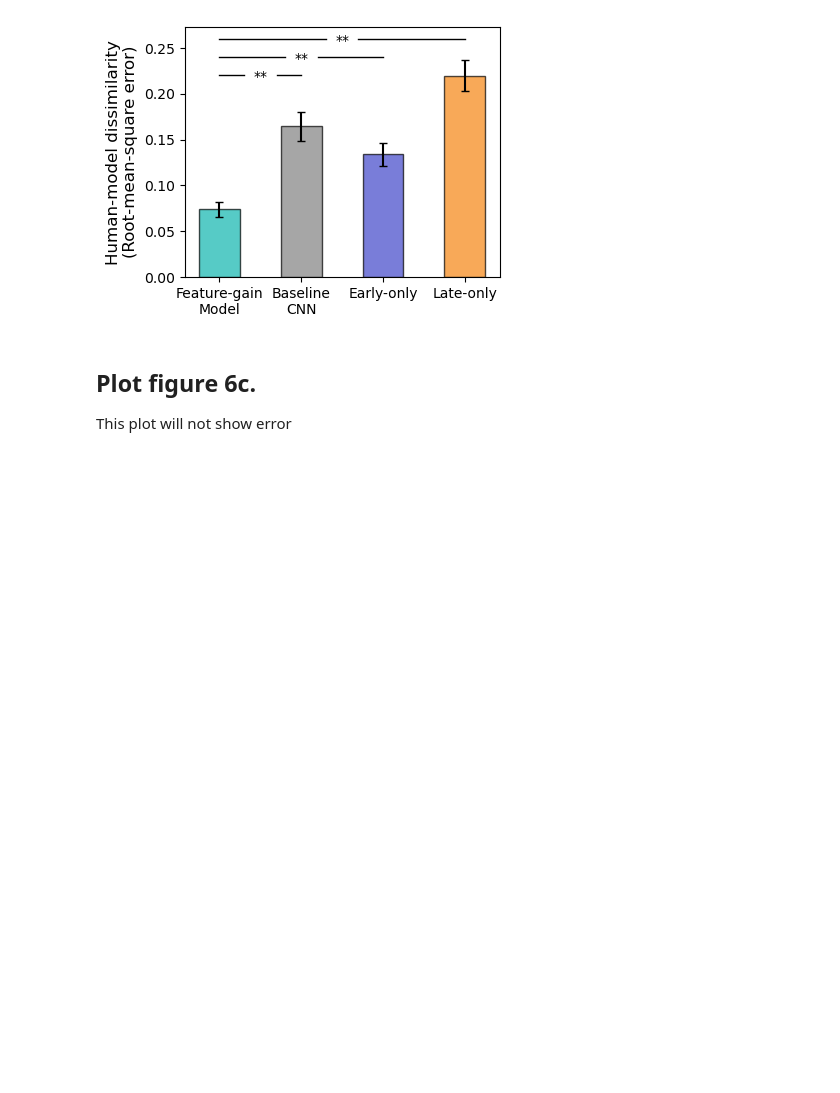
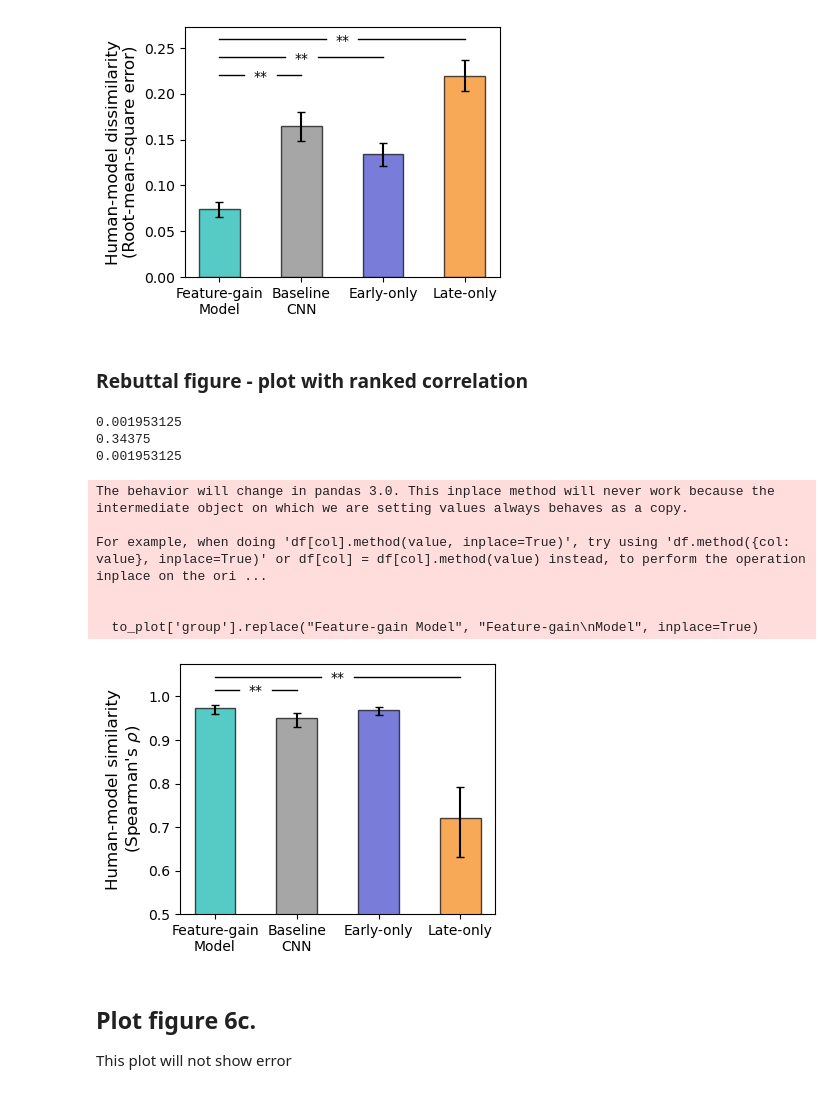
Before and after one commit to mcdermottLab/auditory_attention, a Jupyter notebook: notebooks/Final_Figures/plot_figure_6.ipynb, the cells around one changed output. Cells and saved outputs as stored; diff of their text form; code cells hidden in the pictures; blank space fills up the shorter version.

```diff
--- a/notebooks/Final_Figures/plot_figure_6.ipynb
+++ b/notebooks/Final_Figures/plot_figure_6.ipynb
@@ -471,6 +516,8 @@ def draw_stats_bar(ax, x1, x2, y, h, text, th=0.025, lw=1.5, col='k', fontsize=1
 
 
 def get_star(p_val):
+    if p_val > 0.05:
+        return None
     if p_val < 0.05:
         text = "*"
     if p_val < 0.01:
@@ -563,6 +610,69 @@ For example, when doing 'df[col].method(value, inplace=True)', try using 'df.met
 
   to_plot['group'].replace("Feature-gain Model", "Feature-gain\nModel", inplace=True)
 [figure]
+# %% [markdown]
+### Rebuttal figure - plot with ranked correlation
+# %%
+to_plot = model_agg_sim_df.copy()
+## add bar plot
+aspect = 3.25
+fontsize = 10
+
+fig, ax = plt.subplots(figsize=(aspect*1.25, aspect))
+
+
+model_order = deepcopy(util_analysis.model_name_order)
+model_colors = deepcopy(util_analysis.model_color_dict)
+
+to_plot.sort_values('group', key=lambda x: x.map({model: i for i, model in enumerate(model_order)}), inplace=True)
+model_order[0] = "Feature-gain\nModel"
+to_plot['group'].replace("Feature-gain Model", "Feature-gain\nModel", inplace=True)
+
+xtick_labels = model_order.copy()
+xtick_labels[0] = "Feature-gain\nModel"
+xtick_labels[1] = "Baseline\nCNN"
+model_colors["Feature-gain\nModel"] = model_colors["Feature-gain Model"]
+# sort to_plot based on group, according to model order
+x_vals = {model:ix for ix, model in enumerate(model_order)}
+
+bar_width = 0.5
+
+for ix, (_, row) in enumerate(to_plot.iterrows()):
+    model = row['group']
+    if model not in model_order:
+        continue
+    y_err = np.array([row['rho'] - row['rho_ci'][0], row['rho_ci'][1] - row['rho']])
+    y_err = y_err.reshape(2,-1)
+    ax.bar(x_vals[model], row['rho'], yerr=y_err, alpha=0.7, color=model_colors[row['group']], width=bar_width, edgecolor='k', capsize=3)
+    # get pval
+    if model != 'Feature-gain\nModel':
+        p_val = sign_test_df[sign_test_df.model == model].rho_sign_test_p.item()
+        star = get_star(p_val)
+        print(p_val)
+        if star:
+        # annot_stat(star, 0, x_vals[model], 0.95 + ix *.06, 0, ax=ax, lw=1)
+            draw_stats_bar(ax, 0, x_vals[model], 1 + ix *.015, .00, star, col='k', lw=1, fontsize=fontsize, text_gap=0.1)
+
+ax.set_ylim(0.5, 1.075)
+# ax.set_yticks(np.linspace(0,1,5))
+# sns.despine()
+ax.set_ylabel("Human-model similarity\n(Spearman's $\\rho$)", fontsize=fontsize+2)
+ax.set_xticks(np.arange(len(model_order)))
+ax.set_xticklabels(xtick_labels, fontsize=fontsize);
+
+
+# plt.savefig(fig_out_dir / "figure_6_all_human_model_rho_sim_bar.pdf", transparent=True, bbox_inches='tight')
+# %% [output]
+0.001953125
+0.34375
+0.001953125
+The behavior will change in pandas 3.0. This inplace method will never work because the intermediate object on which we are setting values always behaves as a copy.
+
+For example, when doing 'df[col].method(value, inplace=True)', try using 'df.method({col: value}, inplace=True)' or df[col] = df[col].method(value) instead, to perform the operation inplace on the ori ...
+
+
+  to_plot['group'].replace("Feature-gain Model", "Feature-gain\nModel", inplace=True)
+[figure, added]
 # %% [markdown]
 ## Plot figure 6c.
 
```
Also changed, not shown: parts of 7 cells of this notebook, 12 other files.
